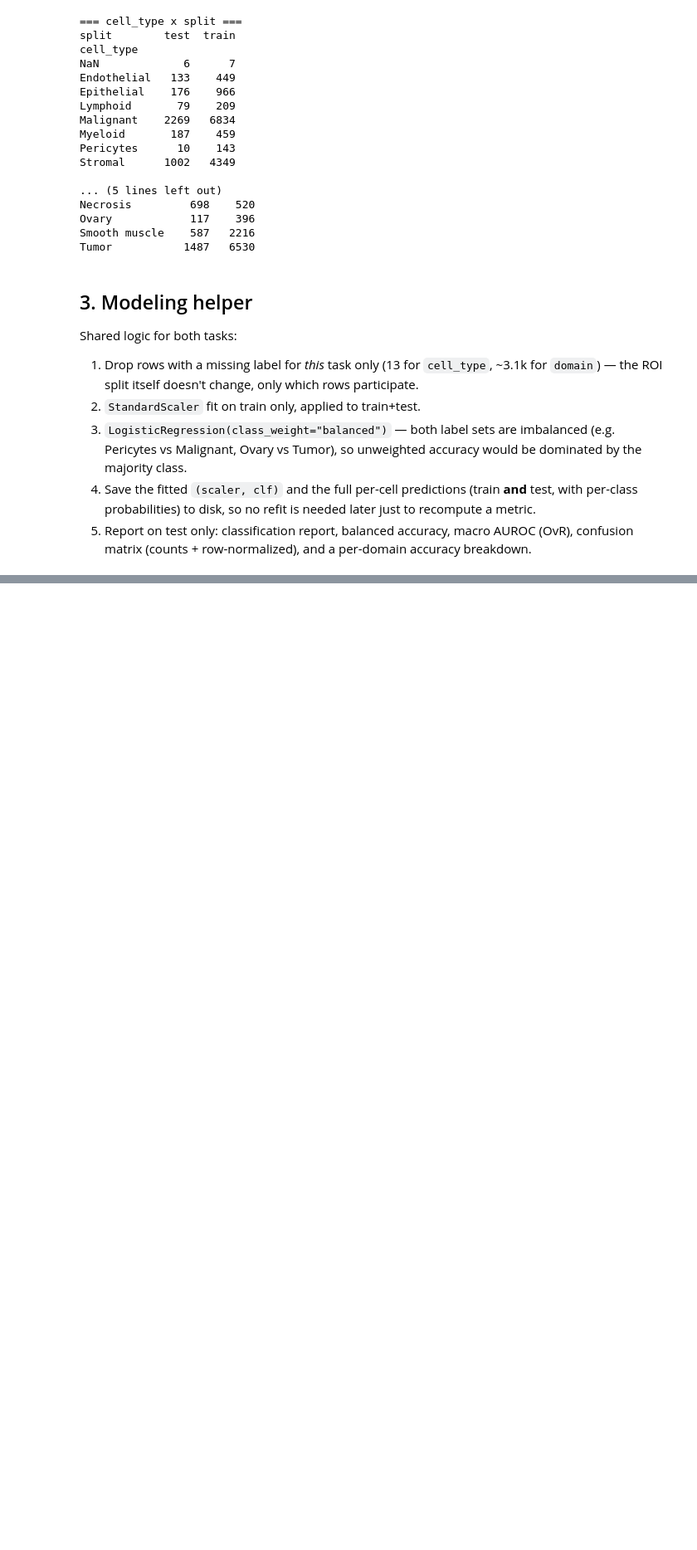
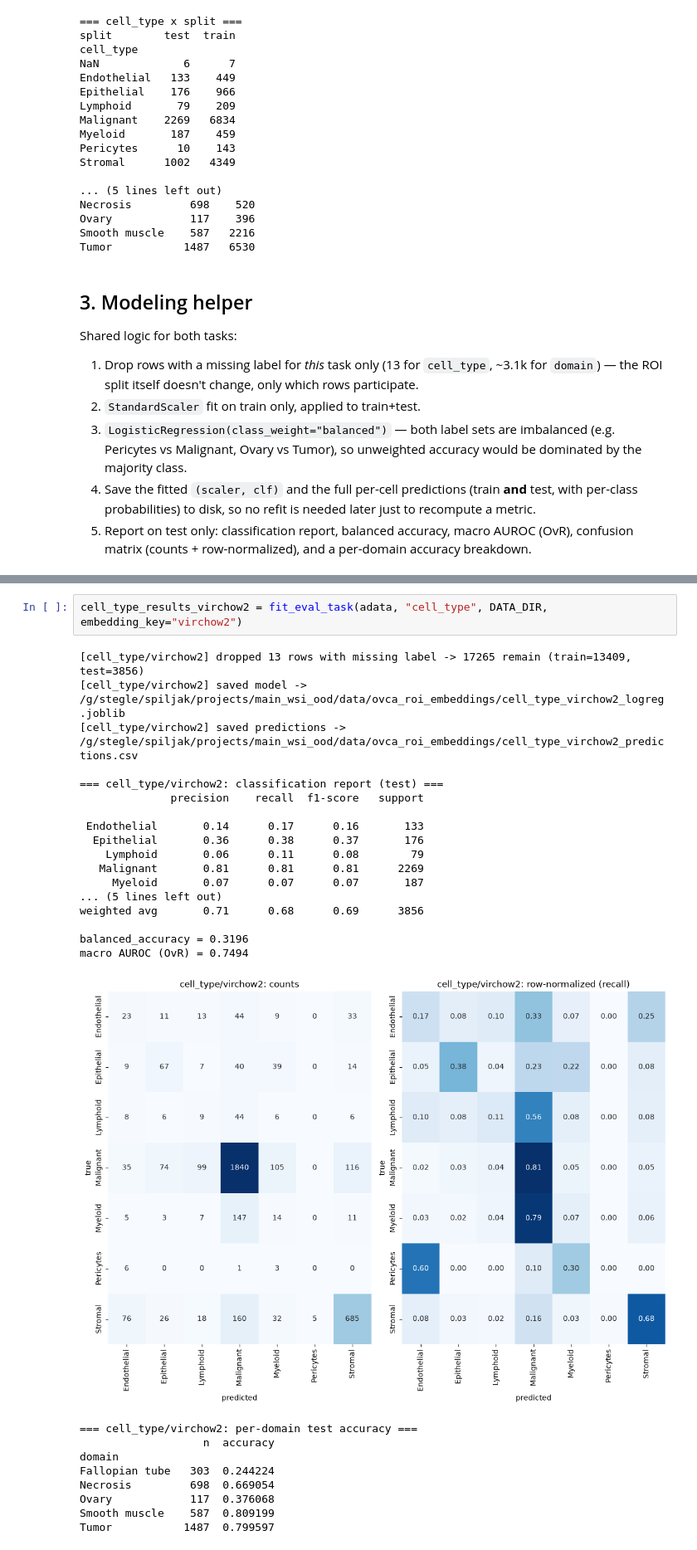
Before and after one commit to captainPopec/David-Spiljak-Lab-rotation-2, a Jupyter notebook: notebooks/05_roi_embedding_classifiers.ipynb, the cells around one changed output, grey strips where cells are left out. Shown at 83% size. Saved outputs shown, nothing was run; the diff lists cells and outputs as text; blank space fills up the shorter version.

```diff
--- a/notebooks/05_roi_embedding_classifiers.ipynb
+++ b/notebooks/05_roi_embedding_classifiers.ipynb
@@ -355,0 +383,29 @@ Tumor           1487  0.969065
+# %%
+cell_type_results_virchow2 = fit_eval_task(adata, "cell_type", DATA_DIR, embedding_key="virchow2")
+# %% [output]
+[cell_type/virchow2] dropped 13 rows with missing label -> 17265 remain (train=13409, test=3856)
+[cell_type/virchow2] saved model -> /g/stegle/spiljak/projects/main_wsi_ood/data/ovca_roi_embeddings/cell_type_virchow2_logreg.joblib
+[cell_type/virchow2] saved predictions -> /g/stegle/spiljak/projects/main_wsi_ood/data/ovca_roi_embeddings/cell_type_virchow2_predictions.csv
+
+=== cell_type/virchow2: classification report (test) ===
+              precision    recall  f1-score   support
+
+ Endothelial       0.14      0.17      0.16       133
+  Epithelial       0.36      0.38      0.37       176
+    Lymphoid       0.06      0.11      0.08        79
+   Malignant       0.81      0.81      0.81      2269
+     Myeloid       0.07      0.07      0.07       187
+... (5 lines left out)
+weighted avg       0.71      0.68      0.69      3856
+
+balanced_accuracy = 0.3196
+macro AUROC (OvR) = 0.7494
+[figure, added]
+=== cell_type/virchow2: per-domain test accuracy ===
+                   n  accuracy
+domain
+Fallopian tube   303  0.244224
+Necrosis         698  0.669054
+Ovary            117  0.376068
+Smooth muscle    587  0.809199
+Tumor           1487  0.799597
```
Also changed, not shown: parts of 13 cells of this notebook.
